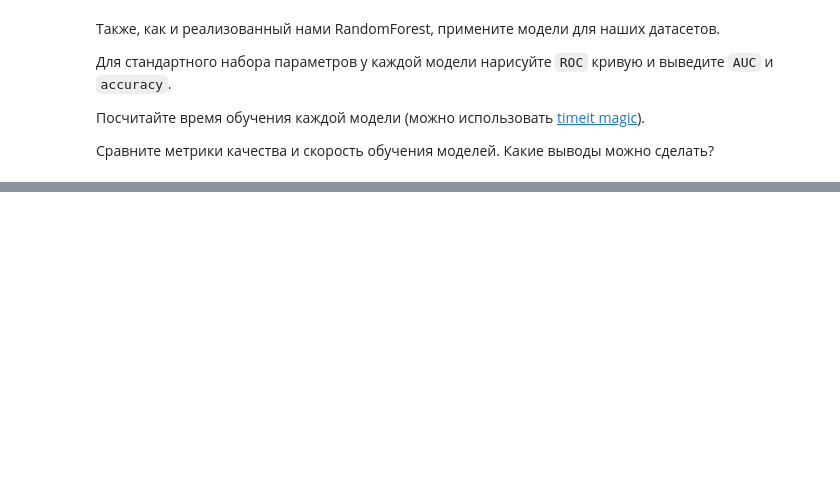
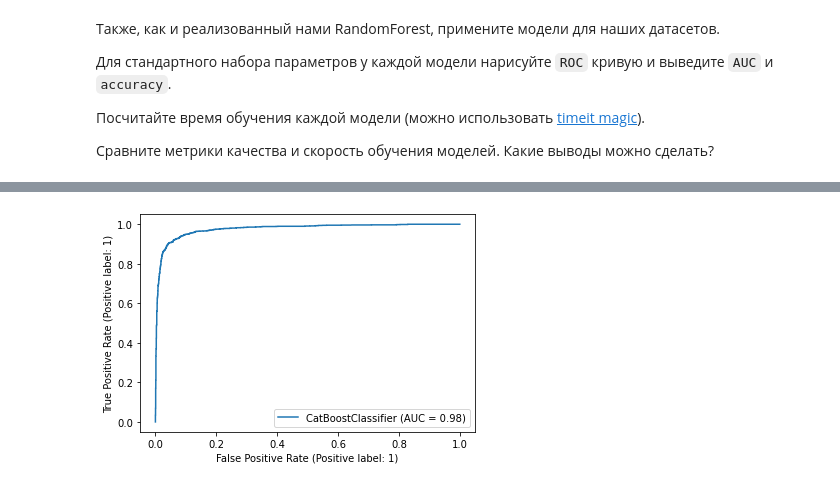
Before and after one commit to yegorov-boris/bioinf, a Jupyter notebook: HW4_Ensembles.ipynb, the cells around one changed output, grey strips where cells are left out. Cells and saved outputs as stored; diff of their text form; code cells hidden in the pictures; blank space fills up the shorter version.

```diff
--- a/HW4_Ensembles.ipynb
+++ b/HW4_Ensembles.ipynb
@@ -365,0 +388,8 @@ _Ваш ответ_
+# %%
+rfc = RandomForestClassifier(min_samples_leaf=10, max_depth=10, n_estimators=100)
+rfc.fit(X_spam_train, y_spam_train)
+print("Importance:")
+importance = feature_importance(rfc)
+importance.sort(key = lambda i: i[1])
+for (k, v) in importance:
+    print(k, v)
@@ -391,0 +479,12 @@ _Ваш ответ_
+# %%
+model = CatBoostClassifier(verbose=False)
+# train the model
+%time model.fit(X_spam_train, y_spam_train)
+# make the prediction using the resulting model
+preds_class = model.predict(X_spam_test)
+preds_proba = model.predict_proba(X_spam_test)
+print("accuracy:", accuracy_score(y_spam_test, preds_class))
+print("AUC:", roc_auc_score(y_spam_test, preds_proba[:, 1]))
+metrics.plot_roc_curve(model, X_spam_test, y_spam_test)
+plt.show()
+# %% [output]
@@ -391,0 +495 @@ _Ваш ответ_
+[figure, added]
```
Also changed, not shown: parts of 19 cells of this notebook.
